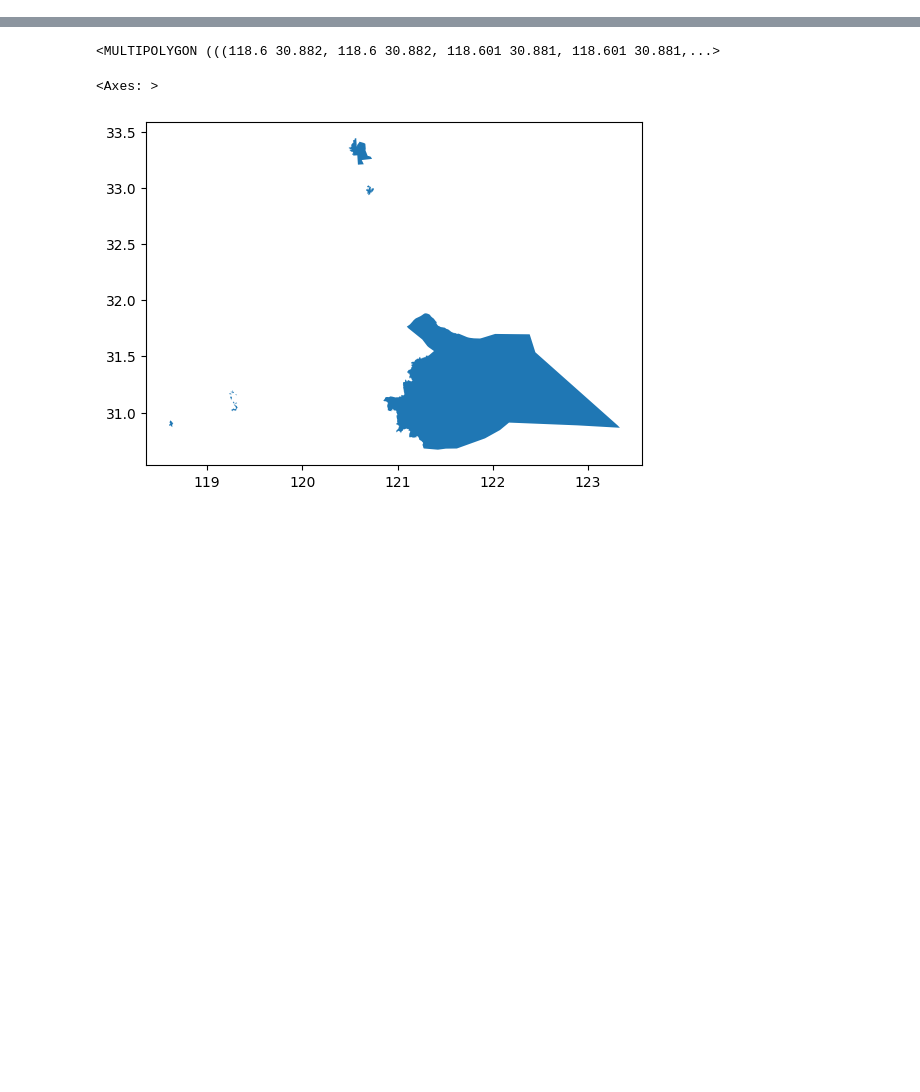
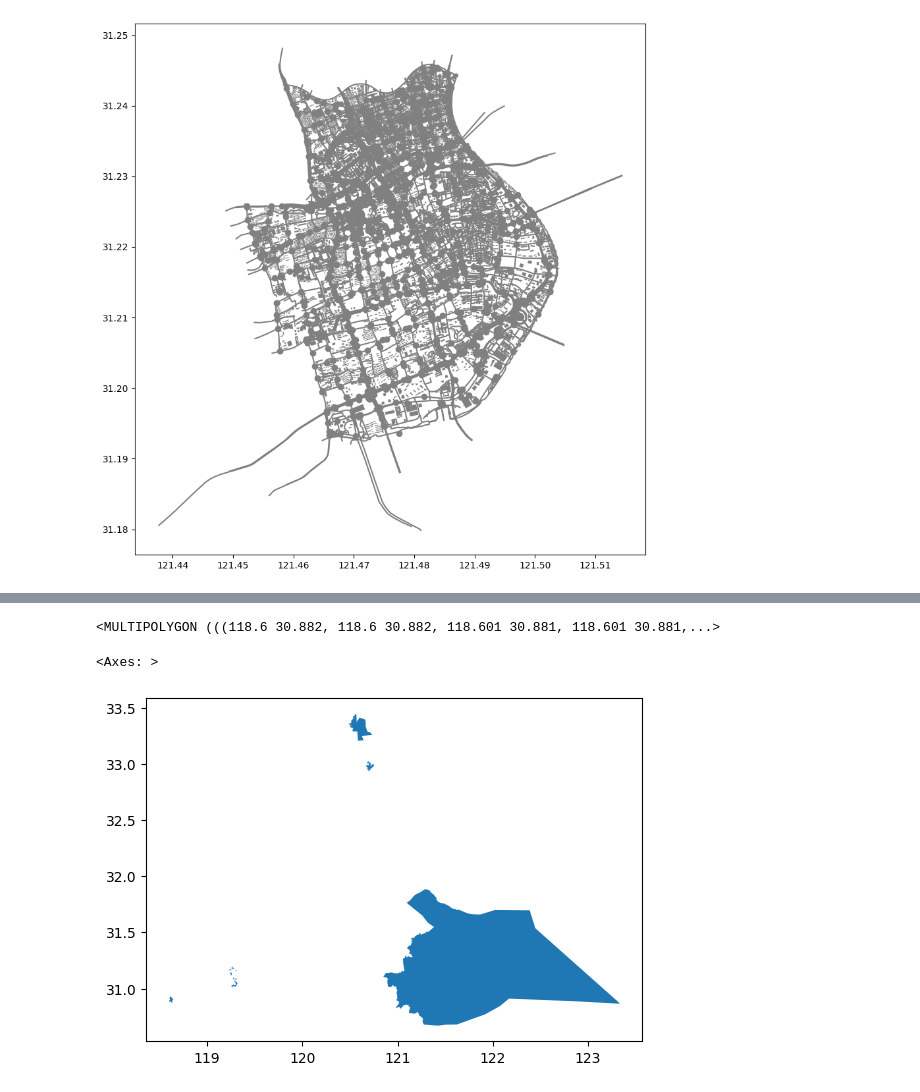
Before and after one commit to devyataya/ekagiorgobiani, a Jupyter notebook: Lesson2.ipynb, the cells around one changed output, grey strips where cells are left out. Cells and saved outputs as stored; diff of their text form; code cells hidden in the pictures; blank space fills up the shorter version.

```diff
--- a/Lesson2.ipynb
+++ b/Lesson2.ipynb
@@ -31,0 +54,2 @@ gdf
+# %%
+huangpu_polygon = gdf.union_all()
@@ -31,0 +63,8 @@ gdf
+# %%
+buildings_gdf = ox.features_from_polygon(
+    huangpu_polygon,
+    tags = {
+        "building": True,
+        "highway": True
+    }
+)
@@ -31,0 +74,4 @@ gdf
+# %%
+ax = buildings_gdf.plot(figsize=(10, 15), color="gray")
+# %% [output]
+[figure, added]
```
Also changed, not shown: parts of 9 cells of this notebook.
